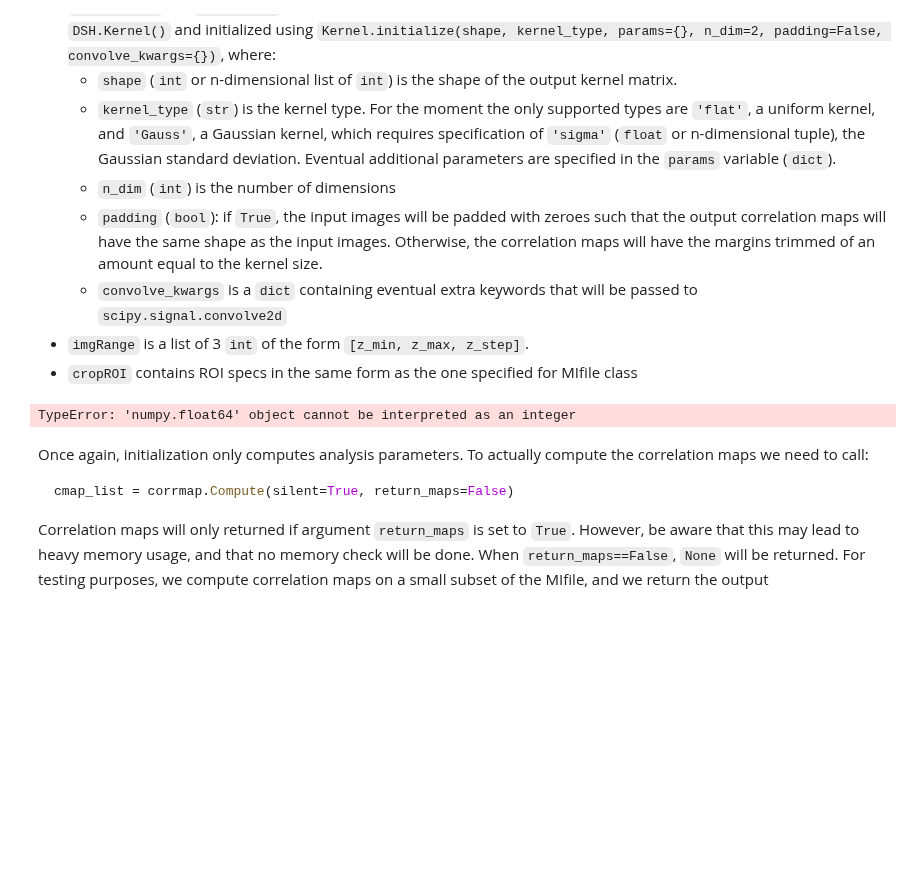
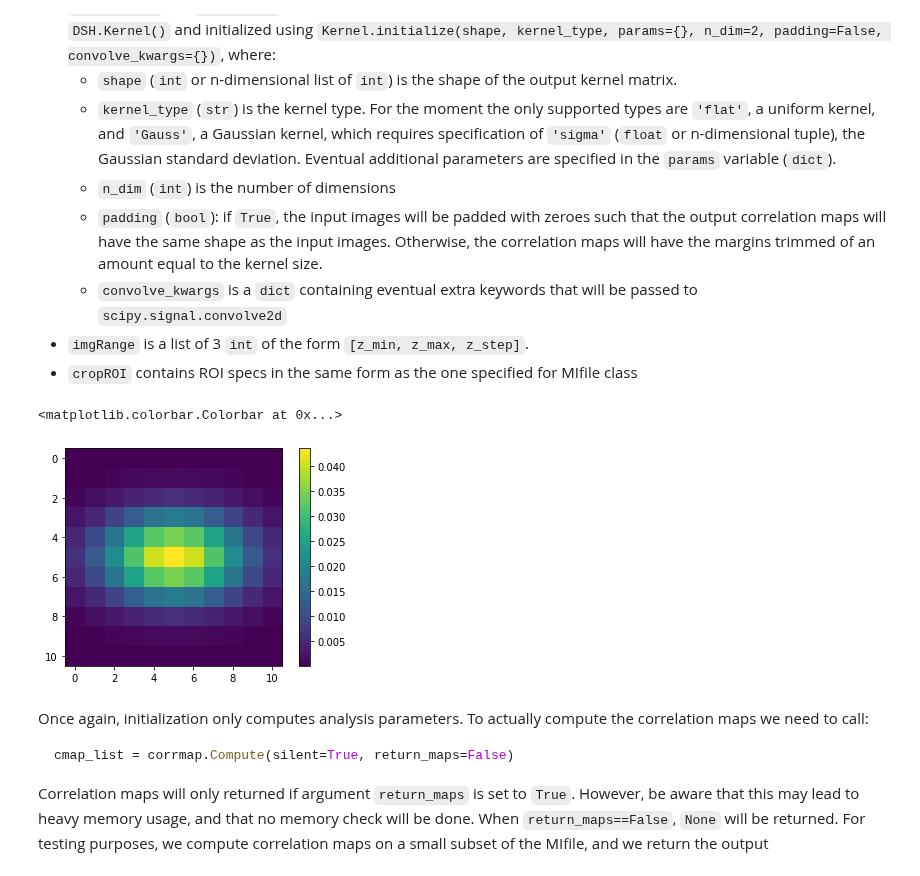
Before and after one commit to steaime/DSHpy, a Jupyter notebook: tutorial1_corrmaps.ipynb, the cells around one changed output. Cells and saved outputs as stored; diff of their text form; code cells hidden in the pictures; blank space fills up the shorter version.

Commit message:
CorrMaps updated to use Kernel object

````diff
--- a/tutorial1_corrmaps.ipynb
+++ b/tutorial1_corrmaps.ipynb
@@ -157,11 +157,12 @@ where:
 - ```cropROI``` contains ROI specs in the same form as the one specified for MIfile class
 # %%
 KernelSpecs = DSH.Kernel.Kernel()
-KernelSpecs.Initialize(shape=11, kernel_type='Gauss', params={'sigma':2.5}, padding=True)
+KernelSpecs.Initialize(shape=11, kernel_type='Gauss', params={'sigma':[2.5, 1.5]}, padding=True)
 plt.imshow(KernelSpecs.ToMatrix())
 plt.colorbar()
 # %% [output]
-TypeError: 'numpy.float64' object cannot be interpreted as an integer
+<matplotlib.colorbar.Colorbar at 0x...>
+[figure, added]
 # %%
 corrmap = CM.CorrMaps(mi_file, froot, [1], KernelSpecs, imgRange=None, cropROI=test_ROI)
 # %% [markdown]
````
Also changed, not shown: 2 other files.
